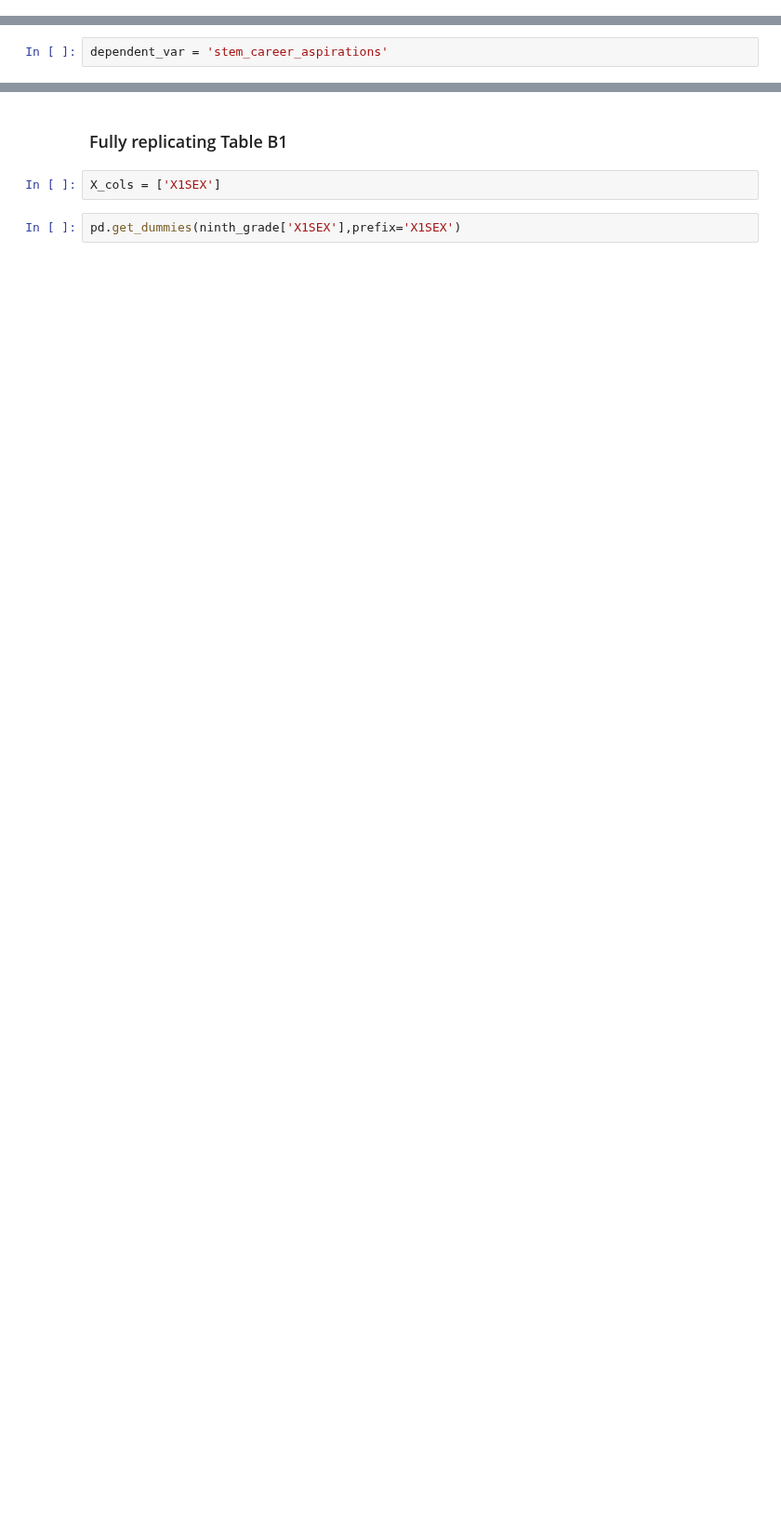
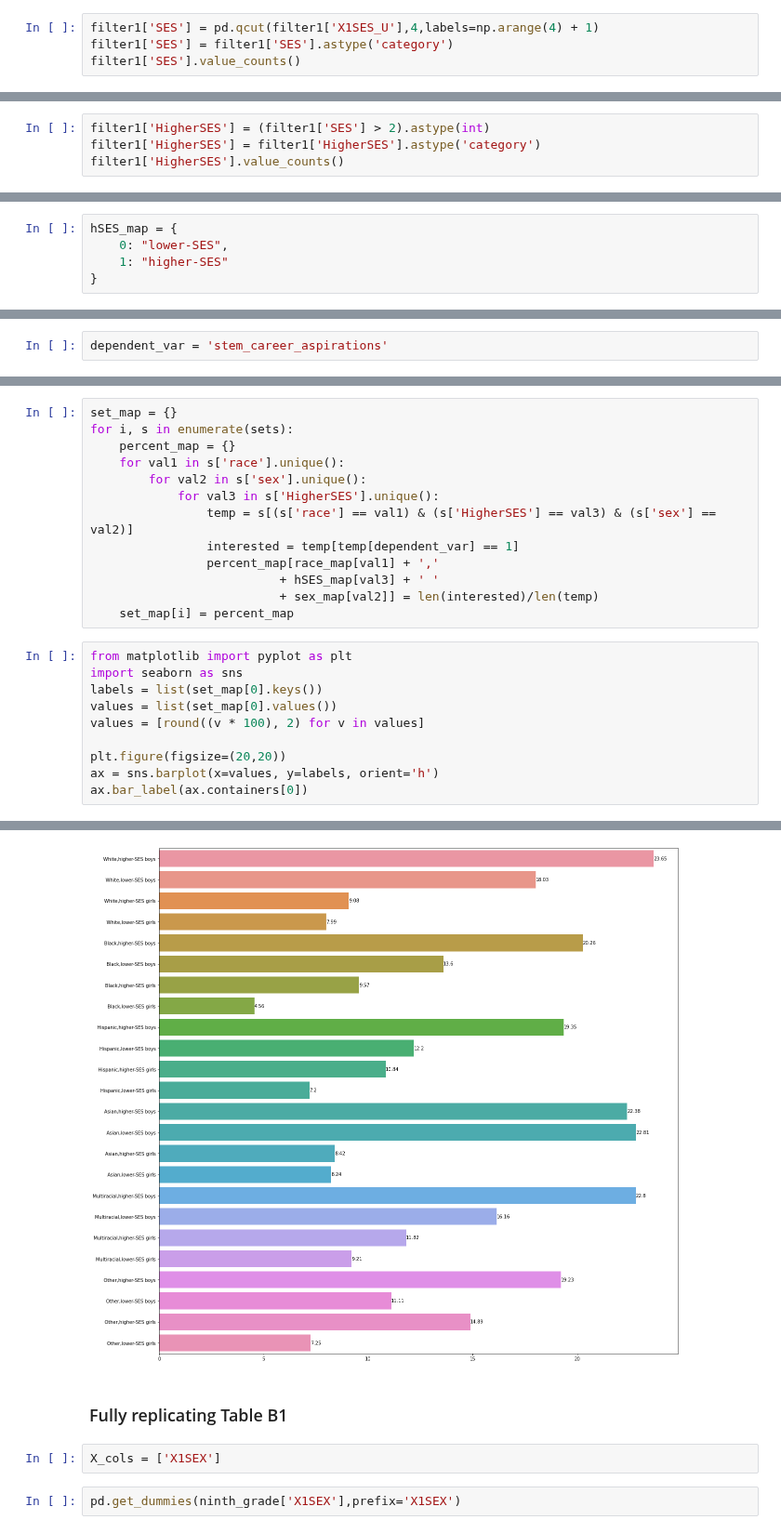
Before and after one commit to DataResponsibly/SynRD, a Jupyter notebook: papers/saw2018cross/process.ipynb, the cells around one changed output, grey strips where cells are left out. Shown at 93% size. Saved outputs shown, nothing was run; the diff lists cells and outputs as text; blank space fills up the shorter version.

Commit message:
First figure from saw2018cross

```diff
--- a/papers/saw2018cross/process.ipynb
+++ b/papers/saw2018cross/process.ipynb
@@ -106,0 +128,4 @@ Name: race, dtype: int64
+# %%
+filter1['SES'] = pd.qcut(filter1['X1SES_U'],4,labels=np.arange(4) + 1)
+filter1['SES'] = filter1['SES'].astype('category')
+filter1['SES'].value_counts()
@@ -106,0 +138,4 @@ Name: race, dtype: int64
+# %%
+filter1['HigherSES'] = (filter1['SES'] > 2).astype(int)
+filter1['HigherSES'] = filter1['HigherSES'].astype('category')
+filter1['HigherSES'].value_counts()
@@ -107,3 +146,8 @@ Name: race, dtype: int64
+# %%
+hSES_map = {
+    0: "lower-SES",
+    1: "higher-SES"
+}
 # %% [markdown]
 ## Now going into STEM findings
 Relevant variable here is: X1STU30OCC_STEM1: X1 Student occupation at age 30: STEM code 1 (sub-domain) (I believe this is from 9th grade?)
@@ -242,0 +258,24 @@ Let's check that "Among first-time 9th graders in fall 2009, only about 11.4% of
+# %%
+set_map = {}
+for i, s in enumerate(sets):
+    percent_map = {}
+    for val1 in s['race'].unique():
+        for val2 in s['sex'].unique():
+            for val3 in s['HigherSES'].unique():
+                temp = s[(s['race'] == val1) & (s['HigherSES'] == val3) & (s['sex'] == val2)]
+                interested = temp[temp[dependent_var] == 1]
+                percent_map[race_map[val1] + ','
+                          + hSES_map[val3] + ' '
+                          + sex_map[val2]] = len(interested)/len(temp)
+    set_map[i] = percent_map
+# %%
+from matplotlib import pyplot as plt
+import seaborn as sns
+labels = list(set_map[0].keys())
+values = list(set_map[0].values())
+values = [round((v * 100), 2) for v in values]
+
+plt.figure(figsize=(20,20))
+ax = sns.barplot(x=values, y=labels, orient='h')
+ax.bar_label(ax.containers[0])
+# %% [output]
@@ -243,3 +299,4 @@ Let's check that "Among first-time 9th graders in fall 2009, only about 11.4% of
+[figure, added]
 # %% [markdown]
 ### Fully replicating Table B1
 # %%
```
Also changed, not shown: parts of 17 cells of this notebook.
